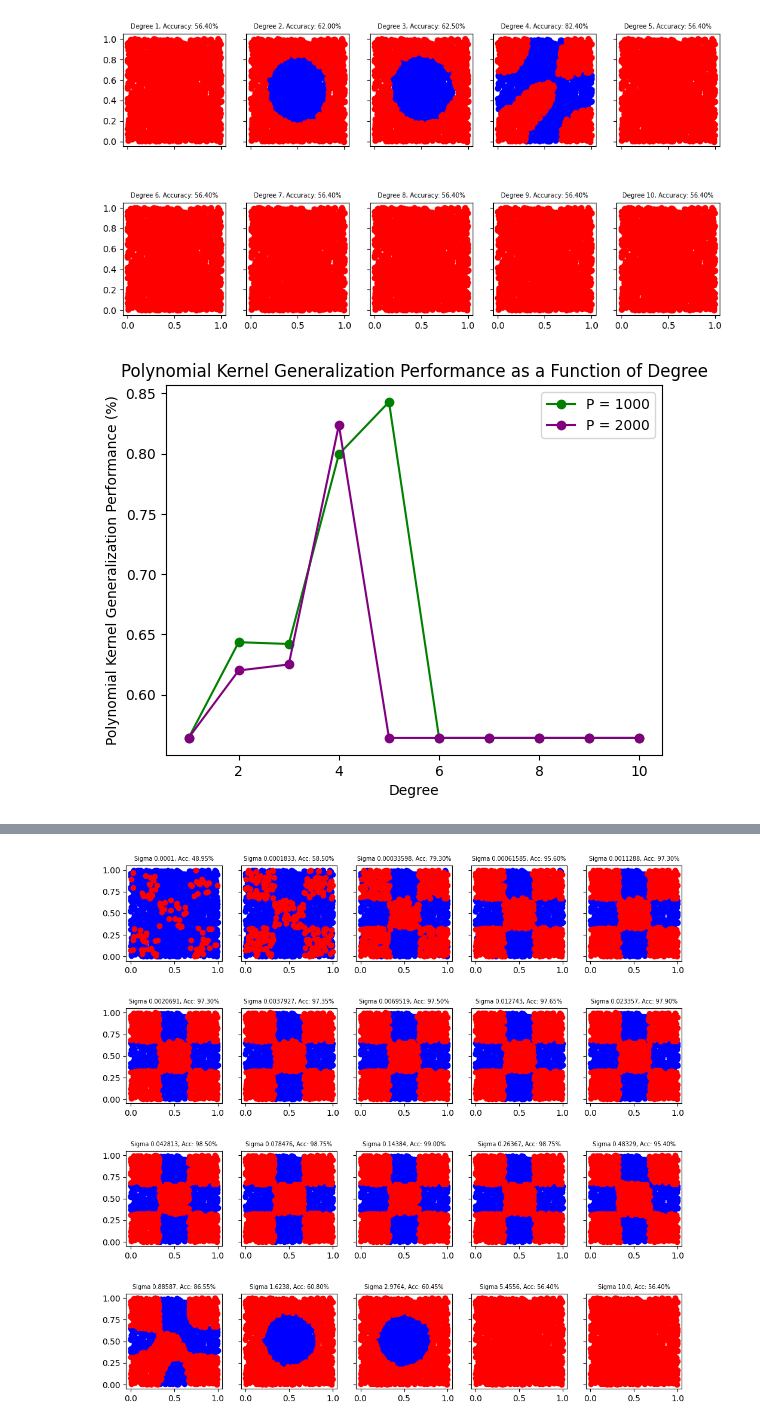
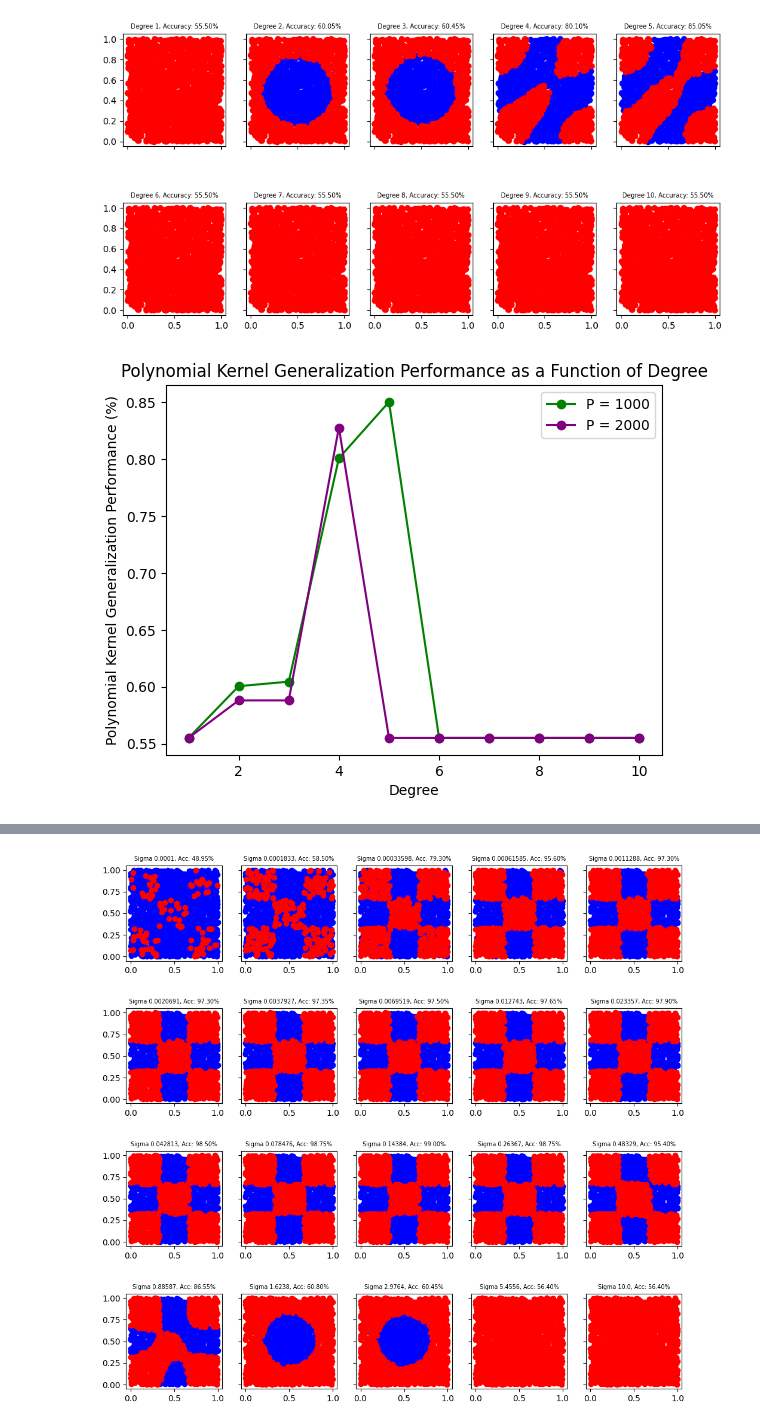
Before and after one commit to Hadartalisr/NeuralLearning, a Jupyter notebook: Ex2/Ex2_progress.ipynb, the cells around one changed output, grey strips where cells are left out. Cells and saved outputs as stored; diff of their text form; code cells hidden in the pictures.

```diff
--- a/Ex2/Ex2_progress.ipynb
+++ b/Ex2/Ex2_progress.ipynb
@@ -157,7 +157,7 @@ def cosine_distance(vector1, vector2):
     return cosine_distance
 # %%
 n = 15
-P_arr = range(1,201, 5)
+P_arr = range(1,300, 5)
 
 average_number_of_support_vectors = np.zeros(len(P_arr))
 
@@ -280,6 +280,8 @@ def polynomial_kernel(X1, X2, d=2):
     Returns:
     - K: P1 × P2 kernel matrix
     """
+    #check that a dot product is possible
+    assert X1.shape[1] == X2.shape[1], "The number of columns in X1 and X2 must be the same"
     K = np.dot(X1, X2.T) + 1
     K = np.power(K, d)
     return K
@@ -407,16 +394,0 @@ alphas_P2[0, alphas_P2[0]!=0].shape
-# %%
-# For various choices of kernel and hyper-parameters, produce scatter plots of the training patterns
-# (colored by label) and mark the resulting support vectors as well. Note the test accuracy in each case and discuss your findings.
-polynomial_figs_per_row = 5
-polynomial_figs_number_of_rows = math.ceil(len(degrees_arr) / polynomial_figs_per_row)
-
-fig, axes = plt.subplots(polynomial_figs_number_of_rows, polynomial_figs_per_row, figsize=(12, 6), sharex=True, sharey=True)
-plt.subplots_adjust(bottom=0.15, hspace=0.5)
-for index, degree in enumerate(degrees_arr):
-    row = index // polynomial_figs_per_row  # Row index
-    col = index % polynomial_figs_per_row   # Column index
-    # axes[row, col].scatter(X_train_P2[0,(y_train_P2.T==1.).ravel()],X_train_P2[1,(y_train_P2.T==1.).ravel()],c='b')
-    # axes[row, col].scatter(X_train_P2[0,(y_train_P2.T==-1.).ravel()],X_train_P2[1,(y_train_P2.T==-1.).ravel()],c='r')
-    support_vectors_indexes = get_support_vectors_indexes(alphas_P2[index], 60)
-    axes[row, col].scatter(X_train_P2[0,support_vectors_indexes],X_train_P2[1,support_vectors_indexes],c='g')
-    axes[row, col].set_title(f'Degree {degree}', fontsize='x-small')
@@ -425,18 +395,18 @@ for index, degree in enumerate(degrees_arr):
 # %%
-# Evaluate the accuracy of your hyper planes on the test set
+# For various choices polynomial degrees, produce scatter plots of the test data (P=1000)
 polynomial_figs_per_row = 5
 polynomial_figs_number_of_rows = math.ceil(len(degrees_arr) / polynomial_figs_per_row)
 
 fig, axes = plt.subplots(polynomial_figs_number_of_rows, polynomial_figs_per_row, figsize=(12, 6), sharex=True, sharey=True)
 plt.subplots_adjust(bottom=0.15, hspace=0.5)
 for index, degree in enumerate(degrees_arr):
     row = index // polynomial_figs_per_row  # Row index
     col = index % polynomial_figs_per_row   # Column index
-    axes[row, col].scatter(X_test[0,polynomial_predictions_matrix_P2[index]==1.],X_test[1,polynomial_predictions_matrix_P2[index]==1.],c='b')
-    axes[row, col].scatter(X_test[0,polynomial_predictions_matrix_P2[index]==-1.],X_test[1,polynomial_predictions_matrix_P2[index]==-1.],c='r')
-    axes[row, col].set_title(f'Degree {degree}, Accuracy: {polynomial_performance_P2[index]:.2%}', fontsize='x-small')
+    axes[row, col].scatter(X_test[0,polynomial_predictions_matrix_P1[index]==1.],X_test[1,polynomial_predictions_matrix_P1[index]==1.],c='b')
+    axes[row, col].scatter(X_test[0,polynomial_predictions_matrix_P1[index]==-1.],X_test[1,polynomial_predictions_matrix_P1[index]==-1.],c='r')
+    axes[row, col].set_title(f'Degree {degree}, Accuracy: {polynomial_performance_P1[index]:.2%}', fontsize='x-small')
 # %% [output]
-[figure, old version]
+[figure, new version]
 # %%
 #create a plot of the generalization performance of the polynomial kernel as a function of the degree
 plt.plot(degrees_arr, polynomial_performance_P1, marker='o', linestyle='-', label='P = 1000', color='green')
@@ -447,5 +417,5 @@ plt.ylabel('Polynomial Kernel Generalization Performance (%)')
 plt.title('Polynomial Kernel Generalization Performance as a Function of Degree')
 plt.show()
 # %% [output]
-[figure, old version]
+[figure, new version]
 # %%
```
Also changed, not shown: parts of 21 cells of this notebook, 23 other files.
